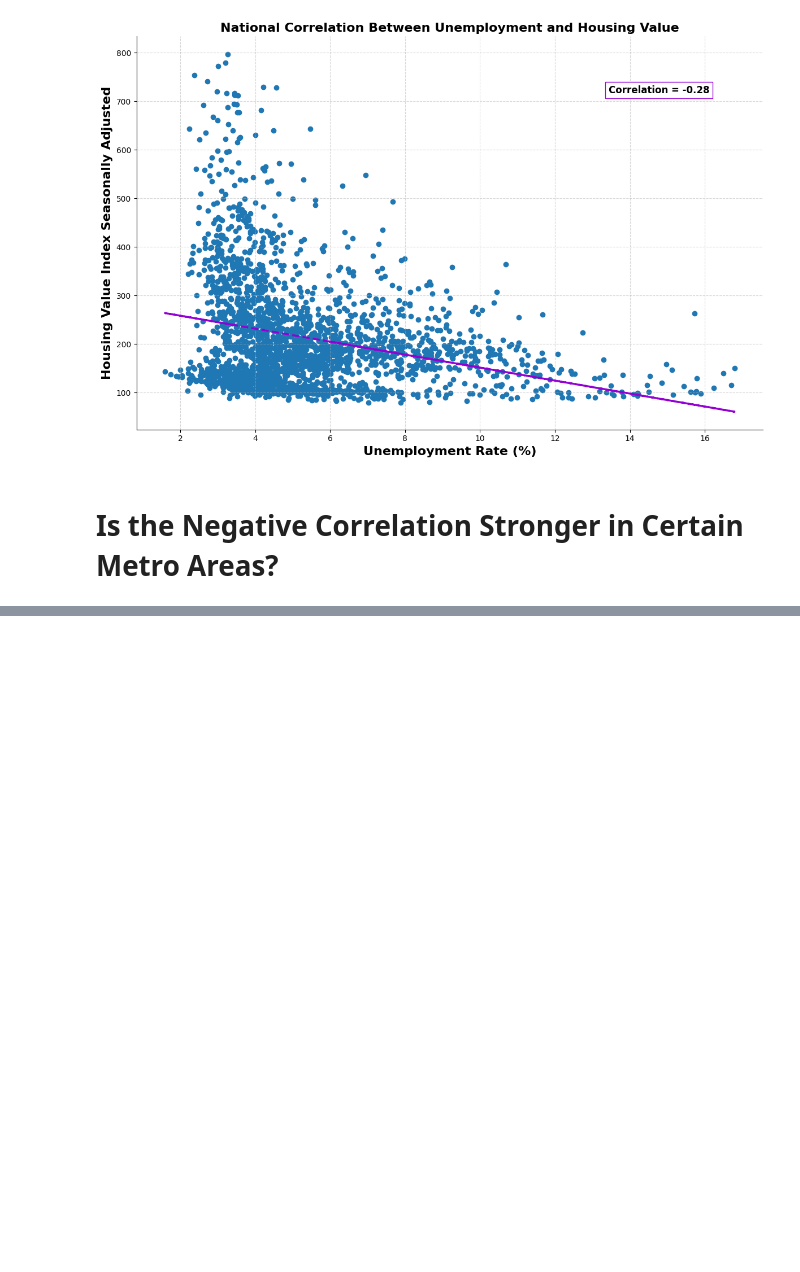
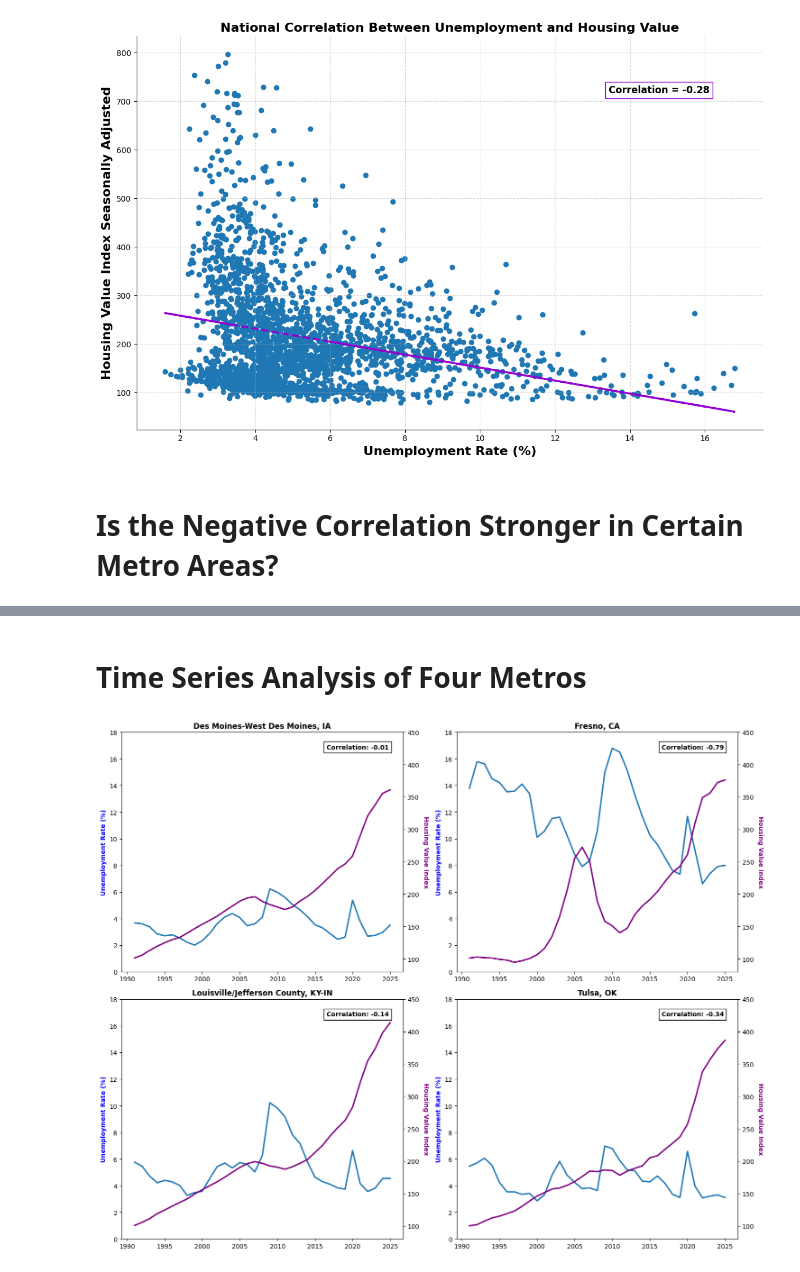
Before and after one commit to denglish-w/the-correlation-between-housing-value-and-unemployment-in-the-united-states, a Jupyter notebook: presentation.ipynb, the cells around one changed output, grey strips where cells are left out. Drawn from its saved outputs; the diff is of its cells as text; code cells hidden in the pictures; blank space fills up the shorter version.

```diff
--- a/presentation.ipynb
+++ b/presentation.ipynb
@@ -172,0 +186,54 @@ plt.show()
+# %% [markdown]
+# Time Series Analysis of Four Metros
+# %%
+# create four graphs
+fig, ax = plt.subplots(nrows=2, ncols=2, figsize=(15, 12))
+
+# flatten to 1-D list for looping
+ax = ax.flatten()
+
+metro_names = four_cities_query_result["Metro_Name"].unique()
+
+for metro, ax in zip(metro_names, ax):
+    metro_data = four_cities_query_result[four_cities_query_result["Metro_Name"] == metro]
+
+    # calculate the correlation for the title
+    correlation = metro_data["Unemployment_Rate"].corr(metro_data["Housing_Value_SAI"]).round(2)
+
+    # plot the left axis, which is the unemployment rate
+    ax.plot(
+        metro_data["Year"],
+        metro_data["Unemployment_Rate"],
+        linewidth=2.25
+        )
+    ax.set_ylabel("Unemployment Rate (%)", fontweight="bold", fontsize=10, color="blue")
+    ax.set_title(f"{metro}", fontweight="bold")
+    ax.set_ylim(0,18)
+    ax.text(
+        x=0.95,
+        y=0.95,
+        s=f"Correlation: {correlation}",
+        fontweight="bold",
+        fontsize=10,
+        ha="right",
+        va="top",
+        bbox={'facecolor' : 'white'},
+        transform=ax.transAxes      # transforms the coordinate system to be relative to the current subplot
+        )
+    # plot the right axis, which is. the housing value index
+    ax2 = ax.twinx()
+    ax2.plot(
+        metro_data["Year"],
+        metro_data["Housing_Value_SAI"],
+        color='purple',
+        linewidth=2.25
+        )
+    ax2.set_ylabel("Housing Value Index", fontweight="bold", rotation=270, labelpad=15, fontsize=10, color="purple")
+    ax2.set_ylim(80,450)
+
+
+
+plt.tight_layout()
+plt.show()
+# %% [output]
+[figure, added]
```
Also changed, not shown: parts of 4 cells of this notebook, 2 other files.
